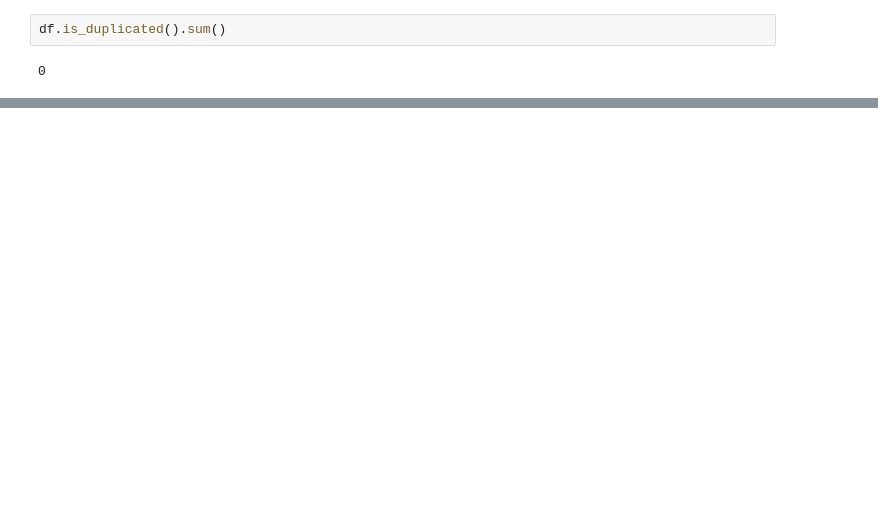
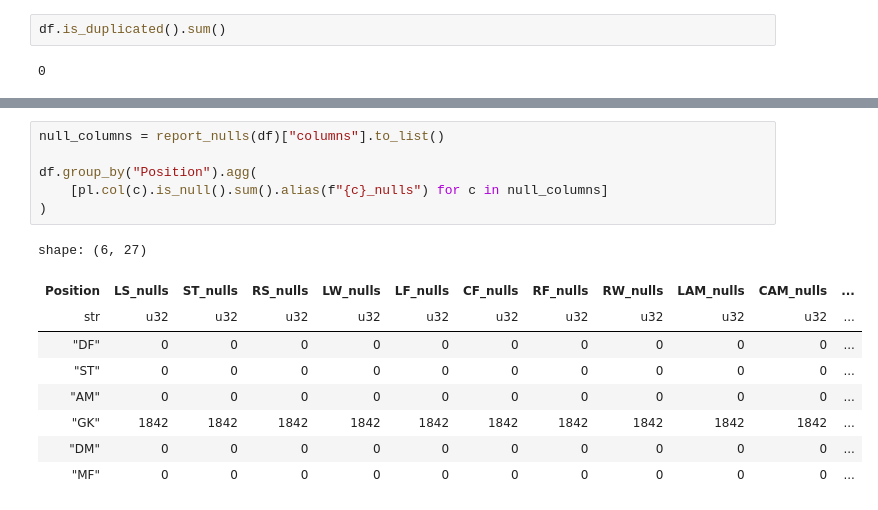
Before and after one commit to MunkC98/tarea2-modulo3-g36, a Jupyter notebook: Tarea2.ipynb, the cells around one changed output, grey strips where cells are left out. Cells and saved outputs as stored; diff of their text form; blank space fills up the shorter version.

```diff
--- a/Tarea2.ipynb
+++ b/Tarea2.ipynb
@@ -86,0 +120,16 @@ shape: (26, 3)
+# %%
+null_columns = report_nulls(df)["columns"].to_list()
+
+df.group_by("Position").agg(
+    [pl.col(c).is_null().sum().alias(f"{c}_nulls") for c in null_columns]
+)
+# %% [output]
+shape: (6, 27)
+| Position | LS_nulls | ST_nulls | RS_nulls | LW_nulls | LF_nulls | CF_nulls | RF_nulls | RW_nulls | LAM_nulls | CAM_nulls | ... |
+| str | u32 | u32 | u32 | u32 | u32 | u32 | u32 | u32 | u32 | u32 | ... |
+| "DF" | 0 | 0 | 0 | 0 | 0 | 0 | 0 | 0 | 0 | 0 | ... |
+| "ST" | 0 | 0 | 0 | 0 | 0 | 0 | 0 | 0 | 0 | 0 | ... |
+| "AM" | 0 | 0 | 0 | 0 | 0 | 0 | 0 | 0 | 0 | 0 | ... |
+| "GK" | 1842 | 1842 | 1842 | 1842 | 1842 | 1842 | 1842 | 1842 | 1842 | 1842 | ... |
+| "DM" | 0 | 0 | 0 | 0 | 0 | 0 | 0 | 0 | 0 | 0 | ... |
+| "MF" | 0 | 0 | 0 | 0 | 0 | 0 | 0 | 0 | 0 | 0 | ... |
```
Also changed, not shown: parts of 8 cells of this notebook, 1 other file.
